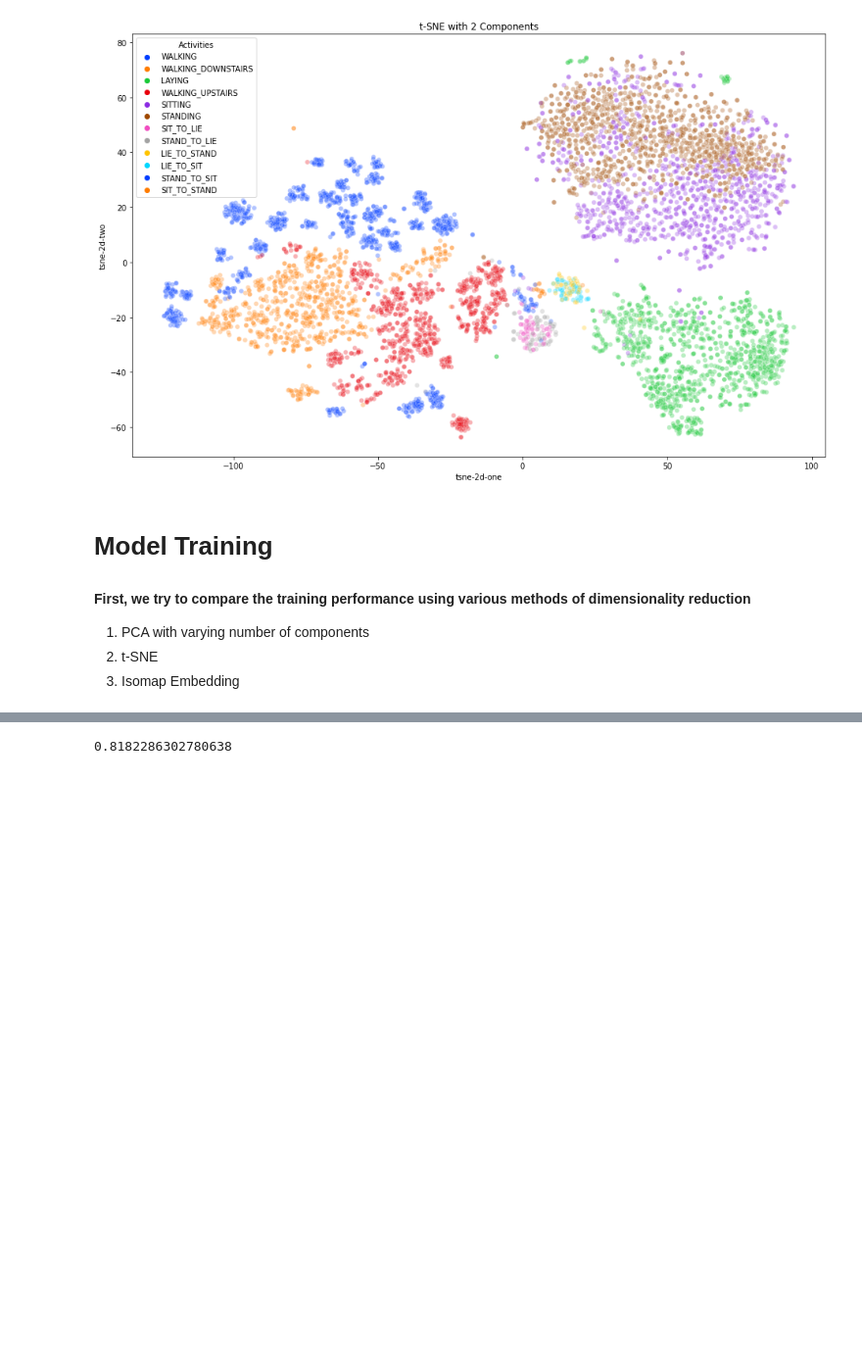
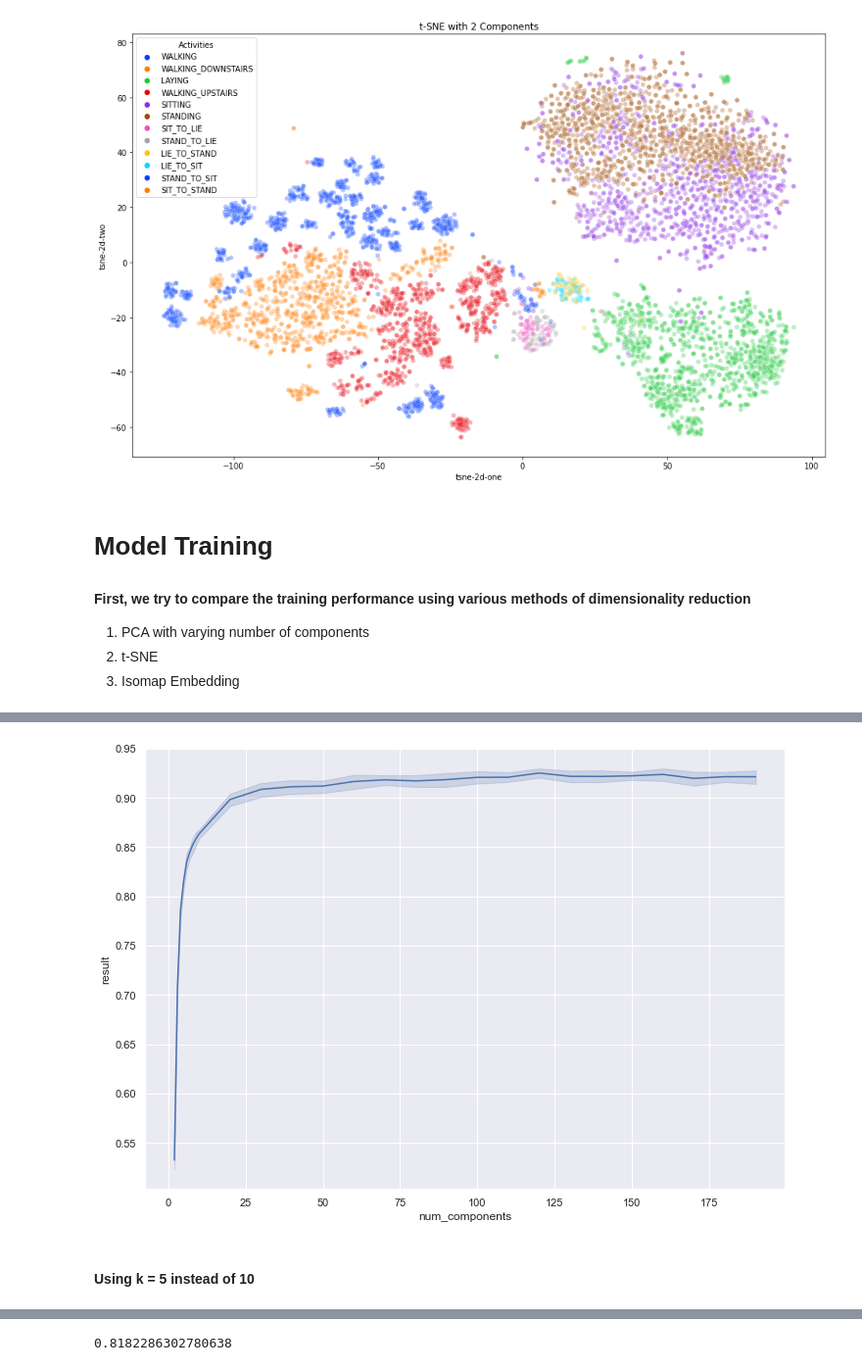
Before and after one commit to zunedz/CS3244-Project, a Jupyter notebook: Project.ipynb, the cells around one changed output, grey strips where cells are left out. Shown at 98% size. Drawn from its saved outputs; the diff is of its cells as text; code cells hidden in the pictures; blank space fills up the shorter version.

Commit message:
k-fold cross validation + elbow method for PCA

```diff
--- a/Project.ipynb
+++ b/Project.ipynb
@@ -276,0 +287,11 @@ DecisionTreeClassifier()
+# %%
+from sklearn.ensemble import RandomForestClassifier as RFC
+from sklearn.pipeline import make_pipeline
+from sklearn.preprocessing import StandardScaler
+from sklearn.decomposition import PCA
+
+# Create pipeline, standardization -> dimensionality reduction PCA -> RFC (model)
+def  make_pipeline_n_components(n):
+    return make_pipeline(StandardScaler(),
+    PCA(n_components=n,random_state=1300),
+    RFC(n_estimators=140, max_depth=40, random_state=1300))
@@ -276,0 +300,13 @@ DecisionTreeClassifier()
+# %%
+import pandas as pd
+from sklearn.model_selection import cross_val_score
+from sklearn.model_selection import KFold
+# Test accuracy using k-fold cross validation
+
+dataframe = {"num_components": [], "eval_method": [], "result": [], }
+cv = KFold(n_splits=10, random_state=1, shuffle=True)
+for i in range(2, 10):
+    np_array = cross_val_score(make_pipeline_n_components(i), X_train_kfold, y_train_kfold, cv=cv)
+    dataframe["num_components"].extend([i] * 10)
+    dataframe["eval_method"].extend(["score"] * 10)
+    dataframe["result"].extend(np_array.tolist())
@@ -276,0 +331,24 @@ DecisionTreeClassifier()
+# %%
+# for range 10 until 200
+for i in range(10, 200, 10):
+    np_array = cross_val_score(make_pipeline_n_components(i), X_train_kfold, y_train_kfold, cv=cv)
+    dataframe["num_components"].extend([i] * 10)
+    dataframe["eval_method"].extend(["score"] * 10)
+    dataframe["result"].extend(np_array.tolist())
+# %%
+import seaborn as sns
+import matplotlib.pyplot as plt
+
+
+df = pd.DataFrame(dataframe)
+
+sns.set_style("darkgrid")
+sns.set(rc={'figure.figsize':(11.7,8.27)})
+sns.lineplot(data=df, x="num_components", y="result")
+# visualize it
+
+plt.show()
+# %% [output]
+[figure, added]
+# %% [markdown]
+#### Using k = 5 instead of 10
```
Also changed, not shown: parts of 18 cells of this notebook.
